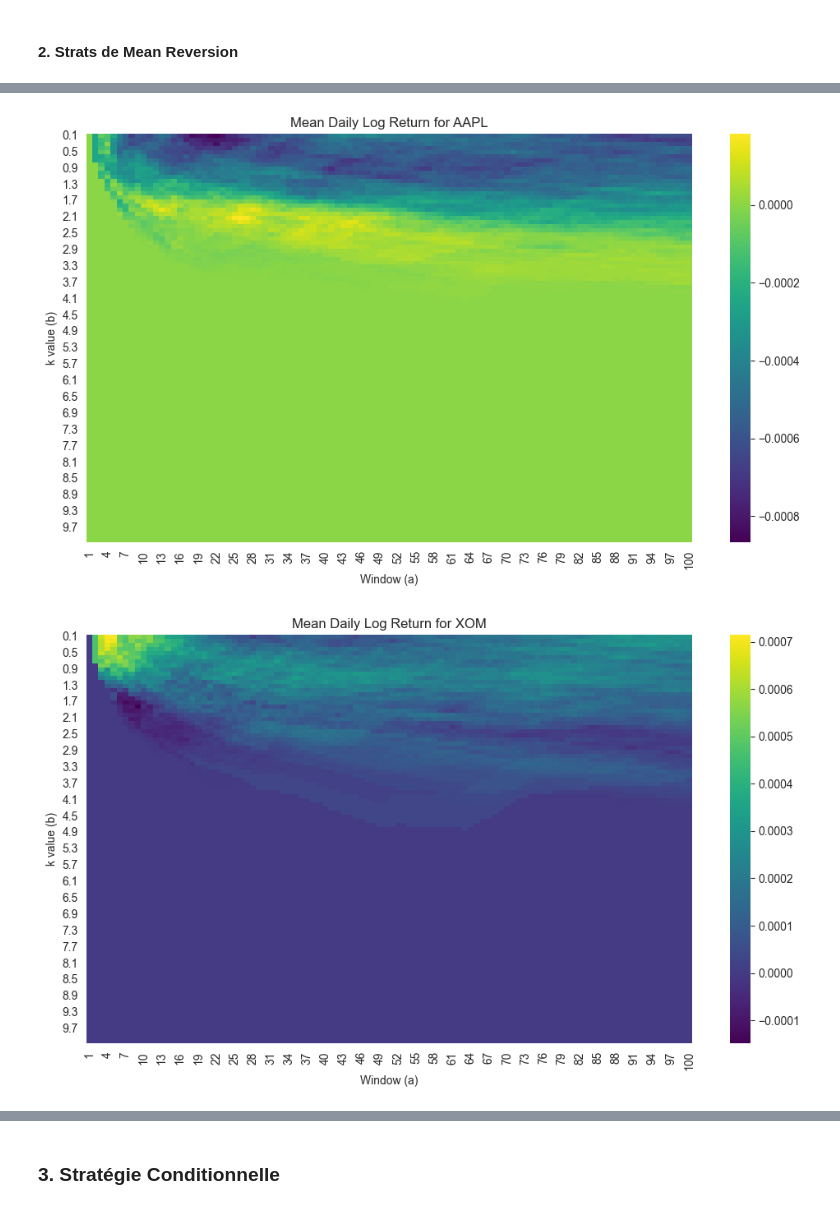
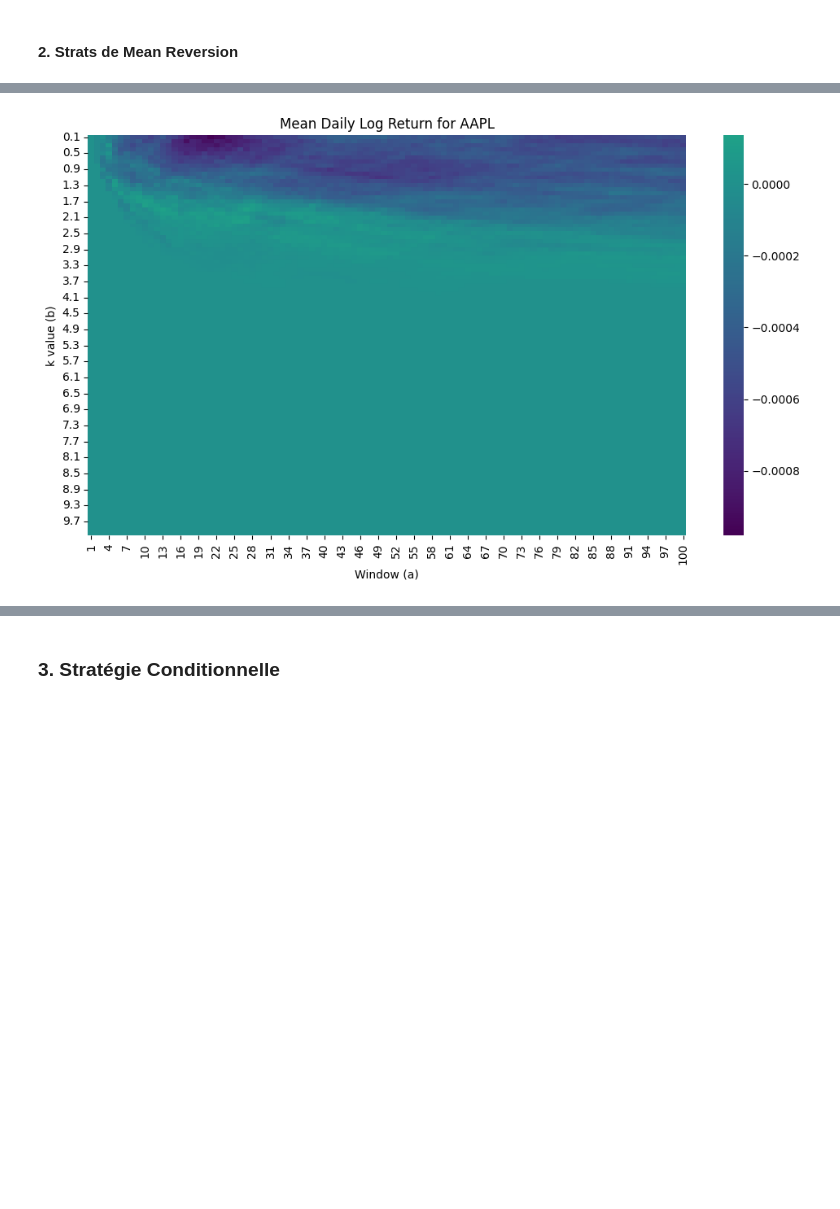
Before and after one commit to ethantrentin/Markets-Physic, a Jupyter notebook: TP2.ipynb, the cells around one changed output, grey strips where cells are left out. Cells and saved outputs as stored; diff of their text form; code cells hidden in the pictures; blank space fills up the shorter version.

```diff
--- a/TP2.ipynb
+++ b/TP2.ipynb
@@ -159,6 +202,7 @@ ncols = 3
 nrows = math.ceil(n_tickers / ncols)
 
 # Create a grid of subplots
+plt.style.use('default')
 fig, axes = plt.subplots(nrows, ncols, figsize=(14, 5 * nrows), sharex=True,
                          sharey=False)
 axes = axes.flatten()
@@ -168,7 +212,7 @@ for idx, stock in enumerate(tickers):
     ax.plot(df_question1.index, df_question1['Cumulative_' + stock],
             label=stock + ' Buy & Hold', color='blue', alpha=0.7)
     ax.plot(df_question1.index, df_question1[stock + '_Cumulative_Strategy'],
-            label='EMA Crossover Strategy', color='orange', alpha=0.7)
+            label=strategy+' Strategy', color='orange', alpha=0.7)
     ax.set_title(f'{stock}')
     ax.set_xlabel('Date')
     ax.set_ylabel('Cumulative Return')
@@ -185,8 +229,8 @@ plt.show()
 # %%
 A_values = np.linspace(1, 100, 100)  # Short window values
 B_values = np.linspace(2, 101, 100)  # Long window values
-tickers = tickers
-#tickers = ["AAPL"]
+#tickers = tickers
+tickers = ["^STOXX50E"]
 def compute_mean_log_return(df, signals, stock):
     df_copy = df.copy()
     df_copy[stock + '_log_return'] = np.log(df_copy[stock] / df_copy[stock].shift(1))
@@ -225,7 +260,7 @@ for stock in tickers:
 A_values = np.linspace(1, 100, 100)  # Short window values
 B_values = np.linspace(2, 101, 100)  # Long window values
 #tickers = tickers
-tickers = ["AAPL"]
+tickers = ["^STOXX50E"]
 def compute_mean_log_return(df, signals, stock):
     df_copy = df.copy()
     df_copy[stock + '_log_return'] = np.log(df_copy[stock] / df_copy[stock].shift(1))
@@ -267,7 +302,8 @@ for stock in tickers:
 ## on reprend le code de la partie 1
 # On créé un dataframe poiur stocker les données
 df = pd.DataFrame()
-tickers = ["AAPL", "XOM", "JNJ", "CAT", "PG", "VZ", "BHP", "JPM","SPG", "FCX"]
+tickers = ["AAPL", "XOM", "JNJ", "CAT", "PG", "VZ", "BHP", "JPM","SPG",
+           "FCX","LULU","^GSPC","^STOXX50E"]
 for ticker in tickers:
     df[ticker] = yf.download(ticker, start="2006-01-01", end="2025-03-01")["Close"]
     df[ticker + " Log Returns"] = np.log(df[ticker]).diff()
@@ -400,35 +439,34 @@ A_values = np.linspace(1, 100, 100, dtype=int)  # window values as integers
 B_values = np.linspace(1, 100, 100) / 10         # k values
 
 # Define tickers explicitly.
-tickers = ["AAPL", "XOM", "JNJ", "CAT", "PG", "VZ", "BHP", "JPM","SPG", "FCX"]
-#tickers = ["AAPL"]
+#tickers = ["AAPL", "XOM", "JNJ", "CAT", "PG", "VZ", "BHP", "JPM","SPG", "FCX"]
+tickers = ["AAPL"]
 
 def compute_mean_log_return(df, signals, stock):
     df_copy = df.copy()
     df_copy[stock + '_log_return'] = np.log(df_copy[stock] / df_copy[stock].shift(1))
     df_copy[stock + '_Strategy_log_return'] = signals[stock + ' Signal'].shift(1) * df_copy[stock + '_log_return']
     return df_copy[stock + '_Strategy_log_return'].mean()
 
 for stock in tickers:
     heatmap_data = np.full((len(B_values), len(A_values)), np.nan)
     for j, b in tqdm(enumerate(B_values), total=len(B_values), desc=f"Processing {stock}"):
         for i, a in enumerate(A_values):
             # Compute signals for each parameter combination.
             signals = mean_revert_strategy(df, [stock], a, b)
             mean_return = compute_mean_log_return(df, signals, stock)
             heatmap_data[j, i] = mean_return
 
     # Create a DataFrame where rows correspond to k values and columns to window sizes.
     df_heatmap = pd.DataFrame(heatmap_data, index=B_values, columns=A_values)
     df_heatmap.replace([np.inf, -np.inf], 0, inplace=True)
     # Plot the heatmap.
     plt.figure(figsize=(10, 6))
     sns.heatmap(df_heatmap, annot=False, fmt=".4f", cmap="viridis", center=0)
     plt.title(f"Mean Daily Log Return for {stock}")
     plt.xlabel("Window (a)")
     plt.ylabel("k value (b)")
     plt.tight_layout()
     plt.show()
 # %% [output]
-[figure, old version]
+[figure, new version]
-[figure, removed]
```
Also changed, not shown: parts of 27 cells of this notebook.
